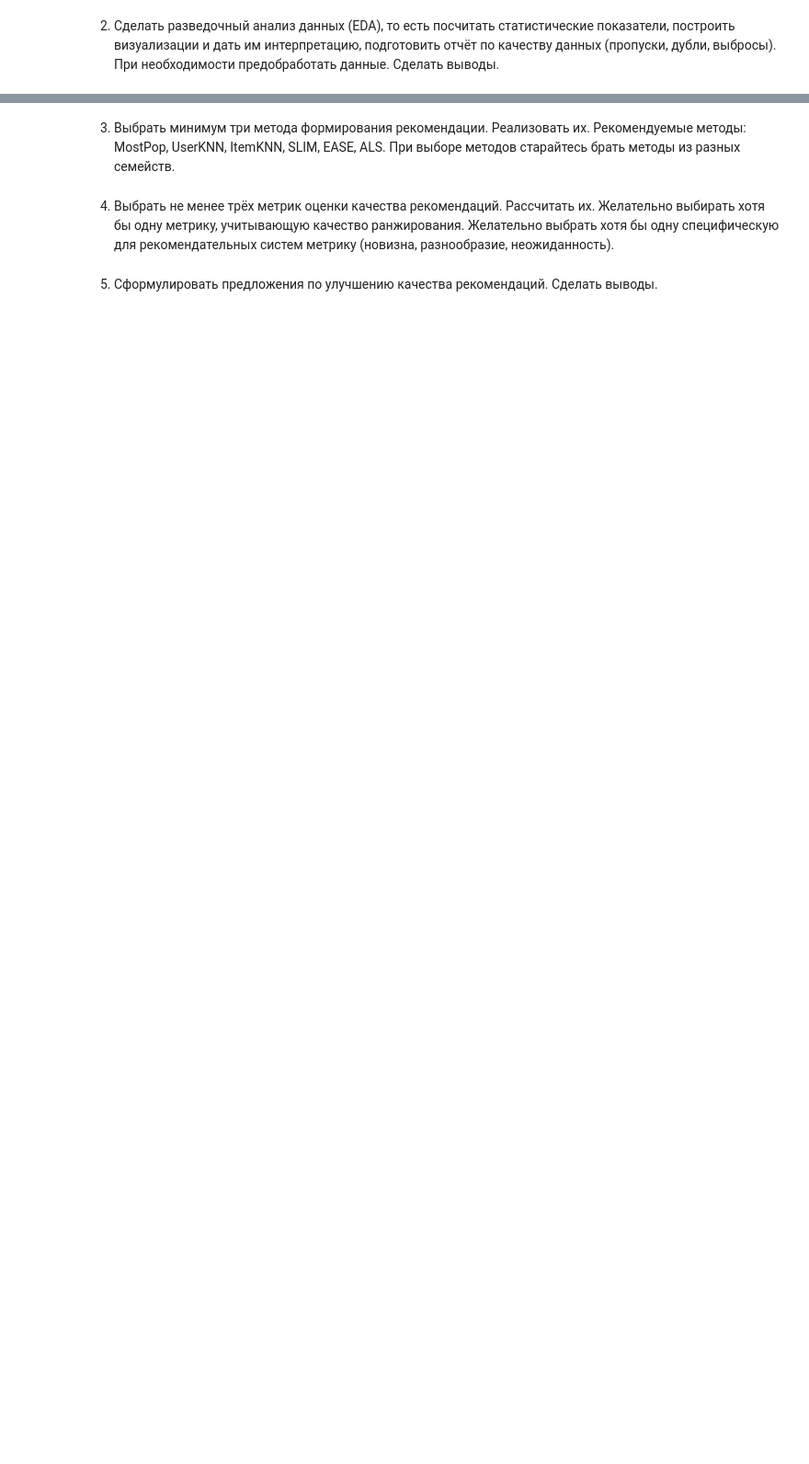
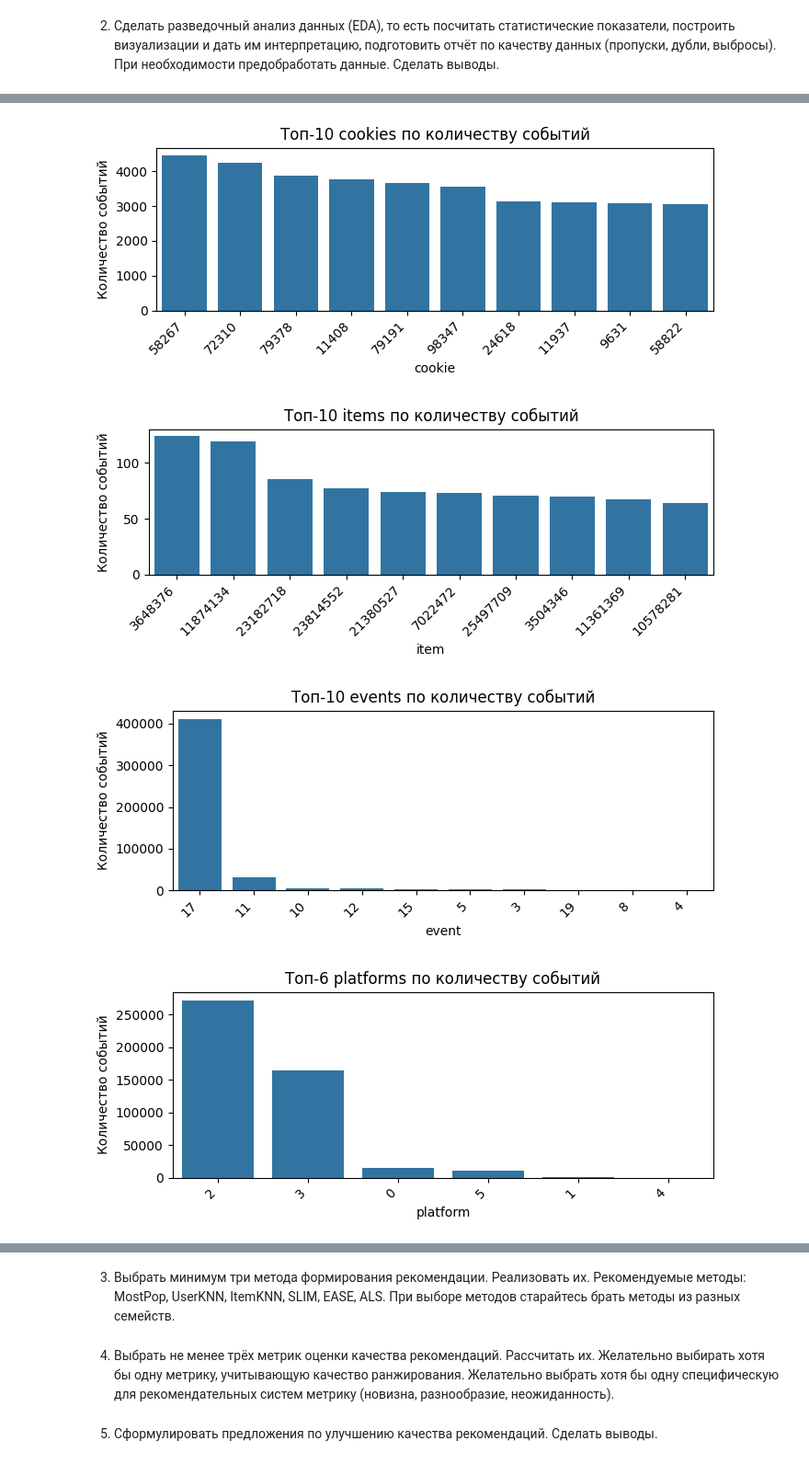
Before and after one commit to OneBeatTrue/data-analysis, a Jupyter notebook: lab-2.ipynb, the cells around one changed output, grey strips where cells are left out. Shown at 92% size. Drawn from its saved outputs; the diff is of its cells as text; code cells hidden in the pictures; blank space fills up the shorter version.

```diff
--- a/lab-2.ipynb
+++ b/lab-2.ipynb
@@ -15,0 +207,16 @@
+# %%
+for col in cat_cols:
+    top_vals = df[col].value_counts().head(10)
+    plt.figure(figsize=(7, 3))
+    sns.barplot(x=top_vals.index.astype(str), y=top_vals.values)
+    plt.title(f"Топ-{min(10, len(top_vals))} {col}s по количеству событий")
+    plt.xlabel(col)
+    plt.ylabel("Количество событий")
+    plt.xticks(rotation=45, ha='right')
+    plt.tight_layout()
+    plt.show()
+# %% [output]
+[figure, added]
+[figure, added]
+[figure, added]
+[figure, added]
```
Also changed, not shown: parts of 37 cells of this notebook, 1 other file.
